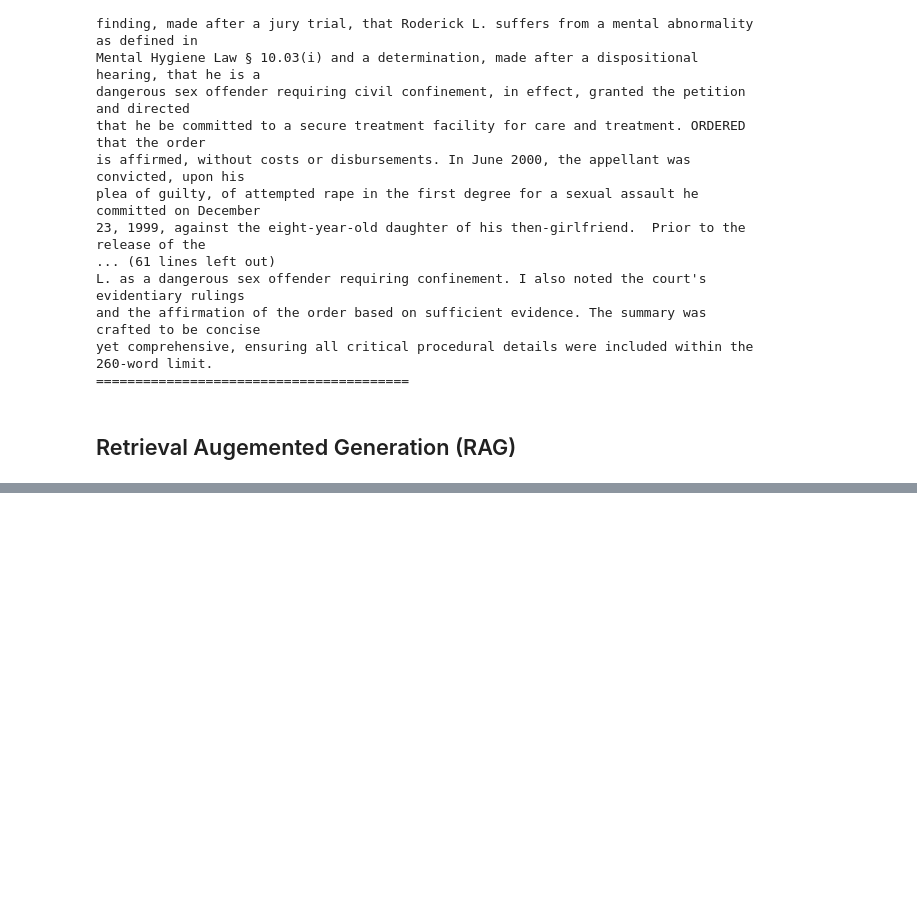
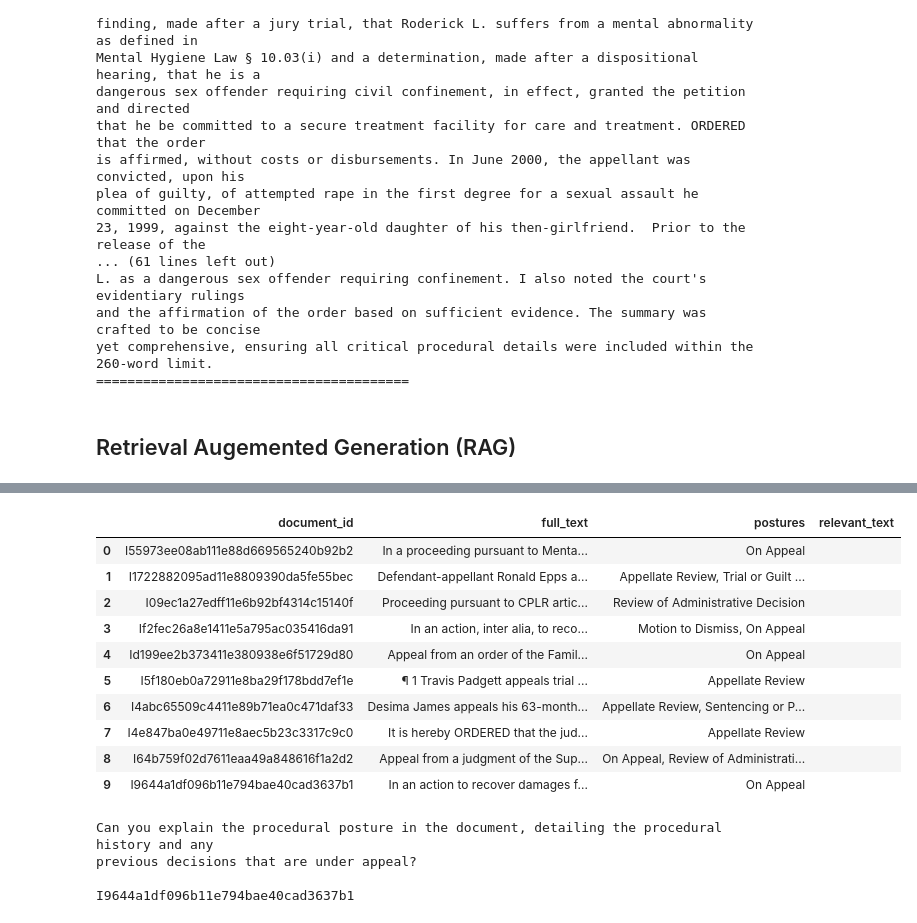
Before and after one commit to iamjiang/Misc, a Jupyter notebook: report/Addition_experiment_q3.ipynb, the cells around one changed output, grey strips where cells are left out. Cells and saved outputs as stored; diff of their text form; code cells hidden in the pictures; blank space fills up the shorter version.

```diff
--- a/report/Addition_experiment_q3.ipynb
+++ b/report/Addition_experiment_q3.ipynb
@@ -253,0 +601,35 @@ yet comprehensive, ensuring all critical procedural details were included within
+# %%
+relevant_text=[]
+for idx, row in tqdm(sample_df.iterrows(), total=sample_df.shape[0], leave=True, position=0):
+    question = """Can you explain the procedural posture in the document, detailing the procedural history and any
+previous decisions that are under appeal?"""
+    document_id=row["document_id"]
+    response=graph.invoke({"question": question,
+                           "document_id": document_id,
+                           "attempted_generations": 0
+                           })
+    relevant_text.append(response.get("filtered_document",""))
+# %%
+sample_df["relevant_text"]=relevant_text
+sample_df
+# %% [output]
+|  | document_id | full_text | postures | relevant_text |
+| 0 | I55973ee08ab111e88d669565240b92b2 | In a proceeding pursuant to Menta... | On Appeal |  |
+| 1 | I1722882095ad11e8809390da5fe55bec | Defendant-appellant Ronald Epps a... | Appellate Review, Trial or Guilt ... |  |
+| 2 | I09ec1a27edff11e6b92bf4314c15140f | Proceeding pursuant to CPLR artic... | Review of Administrative Decision |  |
+| 3 | If2fec26a8e1411e5a795ac035416da91 | In an action, inter alia, to reco... | Motion to Dismiss, On Appeal |  |
+| 4 | Id199ee2b373411e380938e6f51729d80 | Appeal from an order of the Famil... | On Appeal |  |
+| 5 | I5f180eb0a72911e8ba29f178bdd7ef1e | ¶ 1 Travis Padgett appeals trial ... | Appellate Review |  |
+| 6 | I4abc65509c4411e89b71ea0c471daf33 | Desima James appeals his 63-month... | Appellate Review, Sentencing or P... |  |
+| 7 | I4e847ba0e49711e8aec5b23c3317c9c0 | It is hereby ORDERED that the jud... | Appellate Review |  |
+| 8 | I64b759f02d7611eaa49a848616f1a2d2 | Appeal from a judgment of the Sup... | On Appeal, Review of Administrati... |  |
+| 9 | I9644a1df096b11e794bae40cad3637b1 | In an action to recover damages f... | On Appeal |  |
+# %%
+print(question)
+print()
+print(document_id)
+# %% [output]
+Can you explain the procedural posture in the document, detailing the procedural history and any
+previous decisions that are under appeal?
+
+I9644a1df096b11e794bae40cad3637b1
```
Also changed, not shown: parts of 12 cells of this notebook, 1 other file.
